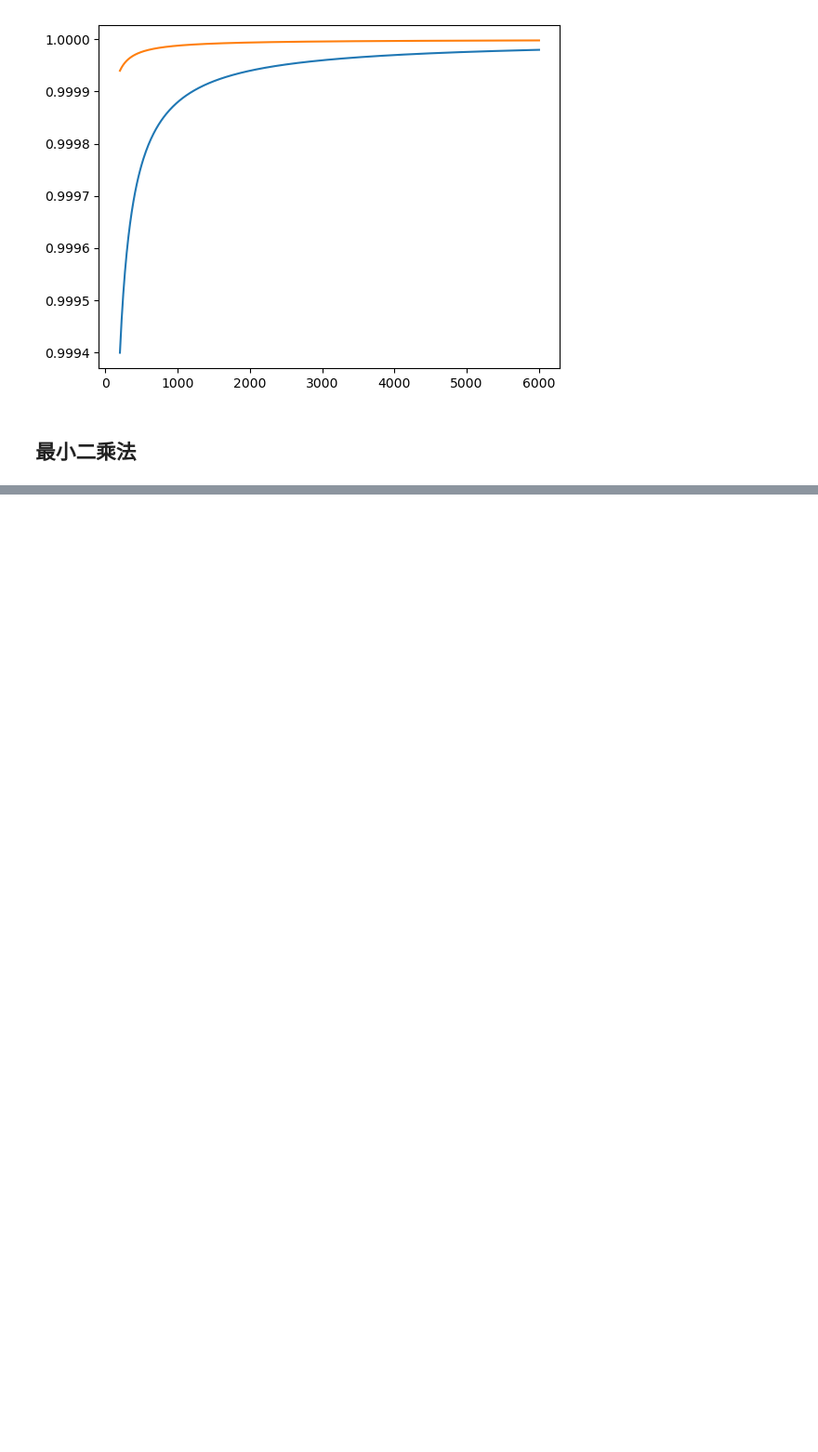
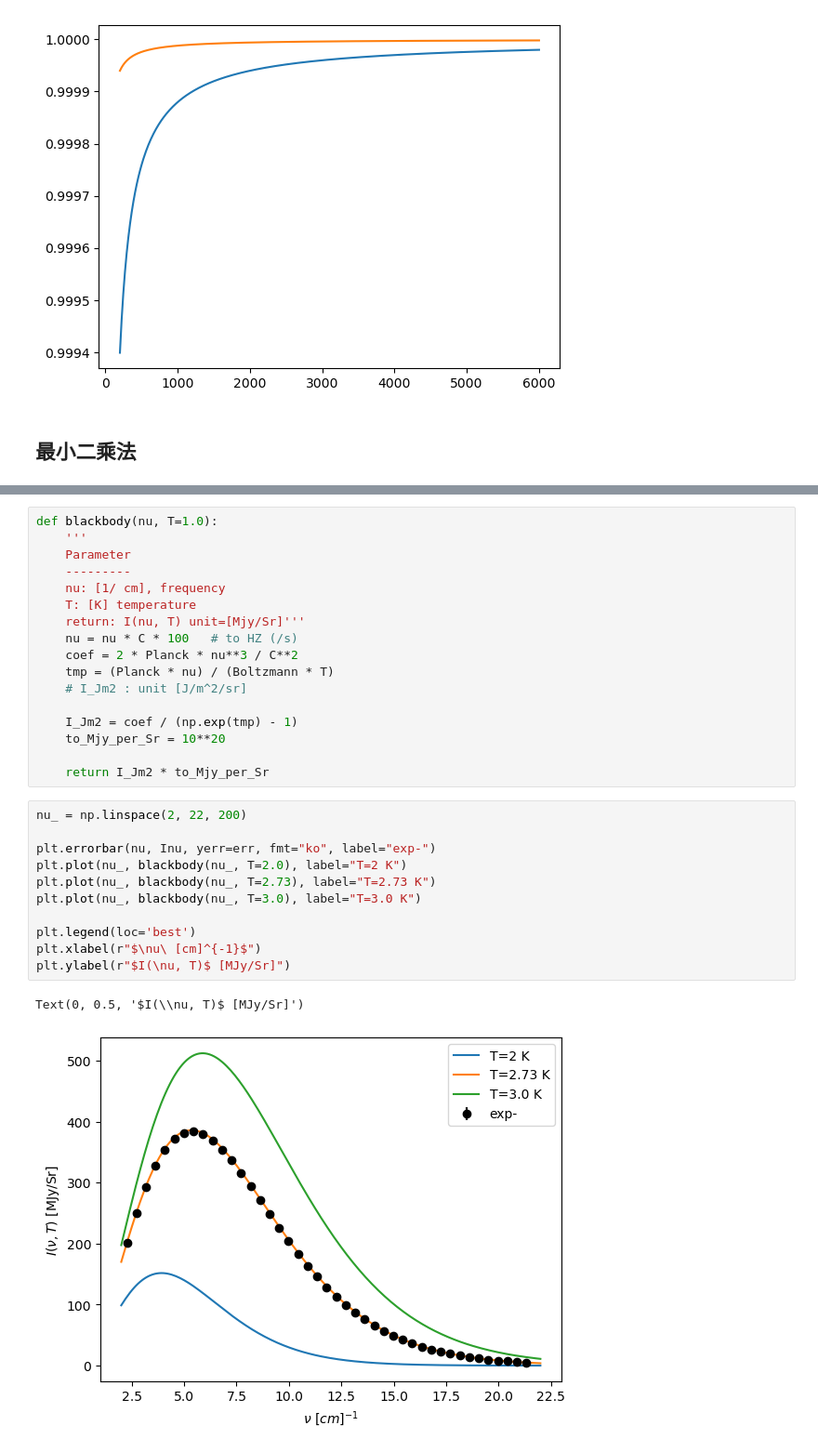
Before and after one commit to luomochen/Code, a Jupyter notebook: jupyter/comp_phys_num.ipynb, the cells around one changed output, grey strips where cells are left out. Shown: that part at 93% size. Saved outputs shown, nothing was run; the diff lists cells and outputs as text; blank space fills up the shorter version.

```diff
--- a/jupyter/comp_phys_num.ipynb
+++ b/jupyter/comp_phys_num.ipynb
@@ -420,0 +465,31 @@ plot_exp()
+# %%
+def blackbody(nu, T=1.0):
+    '''
+    Parameter
+    ---------
+    nu: [1/ cm], frequency
+    T: [K] temperature
+    return: I(nu, T) unit=[Mjy/Sr]'''
+    nu = nu * C * 100   # to HZ (/s)
+    coef = 2 * Planck * nu**3 / C**2
+    tmp = (Planck * nu) / (Boltzmann * T)
+    # I_Jm2 : unit [J/m^2/sr]
+
+    I_Jm2 = coef / (np.exp(tmp) - 1)
+    to_Mjy_per_Sr = 10**20
+
+    return I_Jm2 * to_Mjy_per_Sr
+# %%
+nu_ = np.linspace(2, 22, 200)
+
+plt.errorbar(nu, Inu, yerr=err, fmt="ko", label="exp-")
+plt.plot(nu_, blackbody(nu_, T=2.0), label="T=2 K")
+plt.plot(nu_, blackbody(nu_, T=2.73), label="T=2.73 K")
+plt.plot(nu_, blackbody(nu_, T=3.0), label="T=3.0 K")
+
+plt.legend(loc='best')
+plt.xlabel(r"$\nu\ [cm]^{-1}$")
+plt.ylabel(r"$I(\nu, T)$ [MJy/Sr]")
+# %% [output]
+Text(0, 0.5, '$I(\\nu, T)$ [MJy/Sr]')
+[figure, added]
```
Also changed, not shown: parts of 13 cells of this notebook, 7 other files.
